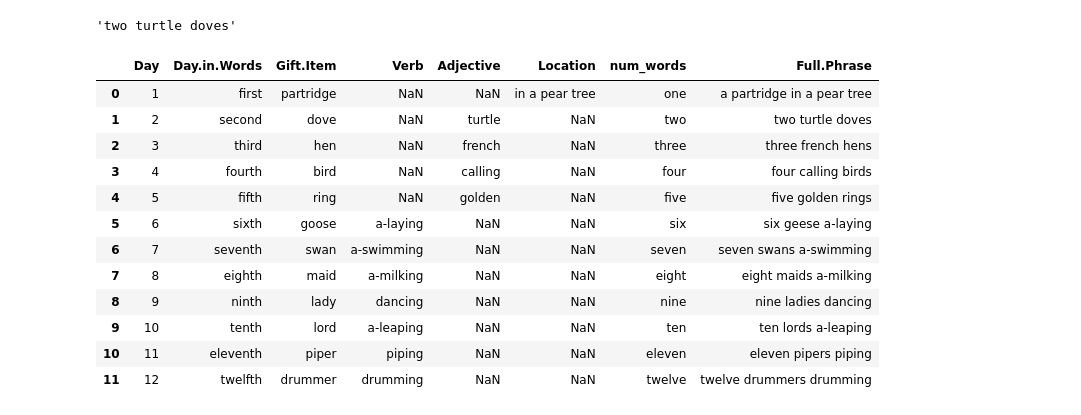
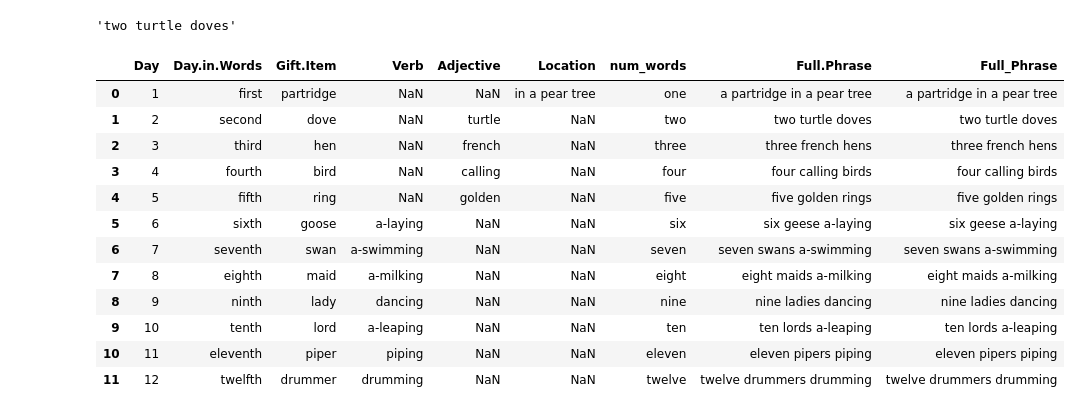
Before and after one commit to EthanSchultz49/GSB-544, a Jupyter notebook: Week_3/Lab3.ipynb, the cells around one changed output. Saved outputs shown, nothing was run; the diff lists cells and outputs as text; code cells hidden in the pictures.

```diff
--- a/Week_3/Lab3.ipynb
+++ b/Week_3/Lab3.ipynb
@@ -119,19 +119,19 @@ make_phrase(2,'two','dove','','turtle','')
 # %% [output]
 'two turtle doves'
 # %%
-xmas['Full.Phrase'] = xmas.apply(lambda x: make_phrase(x['Day'], x['num_words'], x['Gift.Item'], x['Verb'], x['Adjective'], x['Location']), axis=1)
+xmas['Full_Phrase'] = xmas.apply(lambda x: make_phrase(x['Day'], x['num_words'], x['Gift.Item'], x['Verb'], x['Adjective'], x['Location']), axis=1)
 xmas
 # %% [output]
-|  | Day | Day.in.Words | Gift.Item | Verb | Adjective | Location | num_words | Full.Phrase |
-| 0 | 1 | first | partridge | NaN | NaN | in a pear tree | one | a partridge in a pear tree |
-| 1 | 2 | second | dove | NaN | turtle | NaN | two | two turtle doves |
-| 2 | 3 | third | hen | NaN | french | NaN | three | three french hens |
-| 3 | 4 | fourth | bird | NaN | calling | NaN | four | four calling birds |
-| 4 | 5 | fifth | ring | NaN | golden | NaN | five | five golden rings |
-| 5 | 6 | sixth | goose | a-laying | NaN | NaN | six | six geese a-laying |
-| 6 | 7 | seventh | swan | a-swimming | NaN | NaN | seven | seven swans a-swimming |
-| 7 | 8 | eighth | maid | a-milking | NaN | NaN | eight | eight maids a-milking |
-| 8 | 9 | ninth | lady | dancing | NaN | NaN | nine | nine ladies dancing |
-| 9 | 10 | tenth | lord | a-leaping | NaN | NaN | ten | ten lords a-leaping |
-| 10 | 11 | eleventh | piper | piping | NaN | NaN | eleven | eleven pipers piping |
-| 11 | 12 | twelfth | drummer | drumming | NaN | NaN | twelve | twelve drummers drumming |
+|  | Day | Day.in.Words | Gift.Item | Verb | Adjective | Location | num_words | Full.Phrase | Full_Phrase |
+| 0 | 1 | first | partridge | NaN | NaN | in a pear tree | one | a partridge in a pear tree | a partridge in a pear tree |
+| 1 | 2 | second | dove | NaN | turtle | NaN | two | two turtle doves | two turtle doves |
+| 2 | 3 | third | hen | NaN | french | NaN | three | three french hens | three french hens |
+| 3 | 4 | fourth | bird | NaN | calling | NaN | four | four calling birds | four calling birds |
+| 4 | 5 | fifth | ring | NaN | golden | NaN | five | five golden rings | five golden rings |
+| 5 | 6 | sixth | goose | a-laying | NaN | NaN | six | six geese a-laying | six geese a-laying |
+| 6 | 7 | seventh | swan | a-swimming | NaN | NaN | seven | seven swans a-swimming | seven swans a-swimming |
+| 7 | 8 | eighth | maid | a-milking | NaN | NaN | eight | eight maids a-milking | eight maids a-milking |
+| 8 | 9 | ninth | lady | dancing | NaN | NaN | nine | nine ladies dancing | nine ladies dancing |
+| 9 | 10 | tenth | lord | a-leaping | NaN | NaN | ten | ten lords a-leaping | ten lords a-leaping |
+| 10 | 11 | eleventh | piper | piping | NaN | NaN | eleven | eleven pipers piping | eleven pipers piping |
+| 11 | 12 | twelfth | drummer | drumming | NaN | NaN | twelve | twelve drummers drumming | twelve drummers drumming |
```
Also changed, not shown: parts of 10 cells of this notebook.
